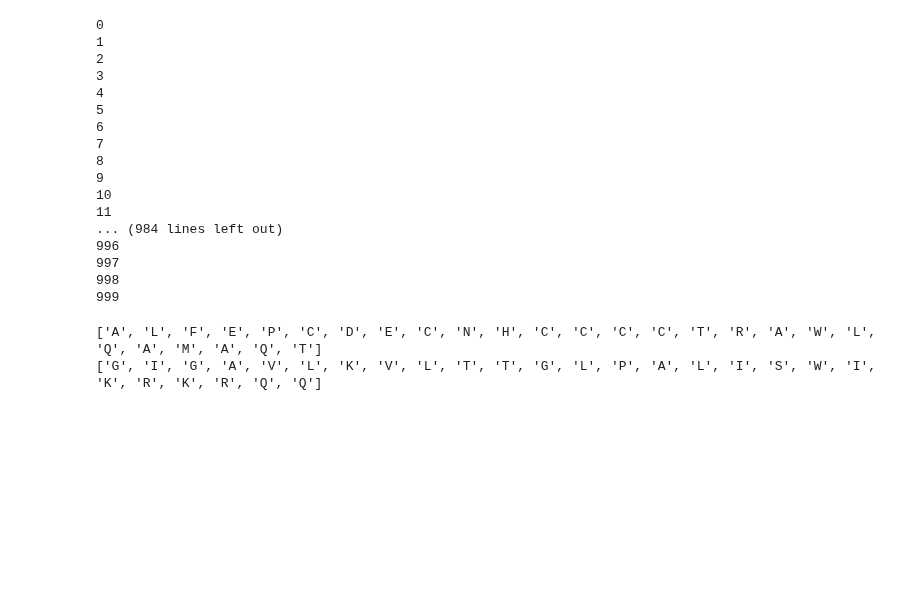
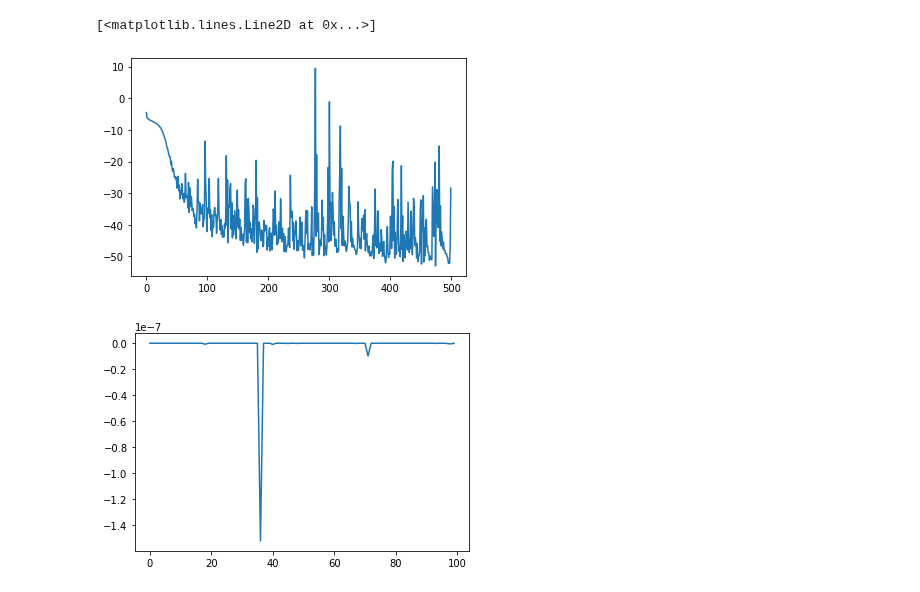
Before and after one commit to ur-whitelab/wazy, a Jupyter notebook: paper/e2e.ipynb, the cells around one changed output. Drawn from its saved outputs; the diff is of its cells as text; code cells hidden in the pictures; blank space fills up the shorter version.

```diff
--- a/paper/e2e.ipynb
+++ b/paper/e2e.ipynb
@@ -46,13 +63,13 @@ labels = jnp.array(labels)
+# %%
+params, losses = alpdesign.ensemble_train(
+    key, full_forward_t, c, reps, labels, epochs=500, learning_rate=1e-3)
+forward_t = hk.without_apply_rng(hk.transform(forward_fxn))
+forward = functools.partial(forward_t.apply, params)
+plt.plot(losses)
+# %% [output]
+[<matplotlib.lines.Line2D at 0x...>]
+[figure, added]
 # %%
-key = jax.random.PRNGKey(0)
-c = alpdesign.EnsembleBlockConfig()
-forward_fxn, full_forward_fxn = alpdesign.build_model(c)
-full_forward_t = hk.without_apply_rng(hk.transform(full_forward_fxn))
-params, losses = alpdesign.ensemble_train(
-    key, full_forward_t, c, reps, labels, epochs=500, learning_rate=0.01)
-forward_t = hk.without_apply_rng(hk.transform(forward_fxn))
-forward = functools.partial(forward_t.apply, params)
-
 # e2e is a haiku func
 def e2e(logits):
     s = alpdesign.SeqpropBlock()(logits)
@@ -67,23 +84,3 @@ def e2e_fxn(x, key):
     e2e_params, logits = x
     yhat = e2e_t.apply(e2e_params, key, logits)
     return yhat
-key, _ = jax.random.split(key, num=2)
-x = alpdesign.bayes_opt(key, e2e_fxn, labels, init_x=(e2e_params, init_logits), iter_num=1000, learning_rate=0.2)
-# %% [output]
-0
-1
-2
-3
-4
-5
-6
-7
-8
-9
-10
-11
-... (984 lines left out)
-996
-997
-998
-999
@@ -95,6 +87,33 @@ s = decode_seq(vec)
-# %%
-print(s)
-print(list(target_seq))
-# %% [output]
-['A', 'L', 'F', 'E', 'P', 'C', 'D', 'E', 'C', 'N', 'H', 'C', 'C', 'C', 'C', 'T', 'R', 'A', 'W', 'L', 'Q', 'A', 'M', 'A', 'Q', 'T']
-['G', 'I', 'G', 'A', 'V', 'L', 'K', 'V', 'L', 'T', 'T', 'G', 'L', 'P', 'A', 'L', 'I', 'S', 'W', 'I', 'K', 'R', 'K', 'R', 'Q', 'Q']
+# %%
+batch_size = 8
+for i in range(10):
+    key, tkey = jax.random.split(key, num=2)
+    init_x = jax.random.normal(key, shape=(26, 20))
+    x, loss_curve = alpdesign.bayes_opt(key, e2e_fxn, labels, (e2e_t.init(key, init_logits), init_x), iter_num=100)
+    plt.plot(loss_curve)
+    break
+    params, losses = alpdesign.ensemble_train(
+        tkey, full_forward_t, c, reps, labels, epochs=500, learning_rate=1e-3)
+    forward_t = hk.without_apply_rng(hk.transform(forward_fxn))
+    forward = functools.partial(forward_t.apply, params)
+    rb = x[0]
+    logits = x[1]
+    vec = alpdesign.seq.forward_seqprop.apply(rb, key, logits)
+    s = decode_seq(vec)
+    reps = np.concatenate((reps, get_reps([s])[0]))
+    y = hamming(target_seq, s)
+    print(reps.shape)
+    print(s, y)
+    labels = np.concatenate((labels, np.array(y).reshape(1,)))
+
+    plt.figure()
+    proj_x = pca.transform(reps)
+    print(proj_x)
+    plt.scatter(proj_x[:,0], proj_x[:,1], c=labels, cmap=plt.get_cmap('Reds'))
+    plt.colorbar()
+    proj_l = pca.transform(target_rep)
+    plt.plot(proj_l[:,0], proj_l[:,1], 'p')
+    plt.plot(proj_x[-1, 0], proj_x[-1, 1], 'o', color='green')
+    plt.show()
+# %% [output]
+[figure, added]
```
Also changed, not shown: parts of 6 cells of this notebook, 1 other file.
